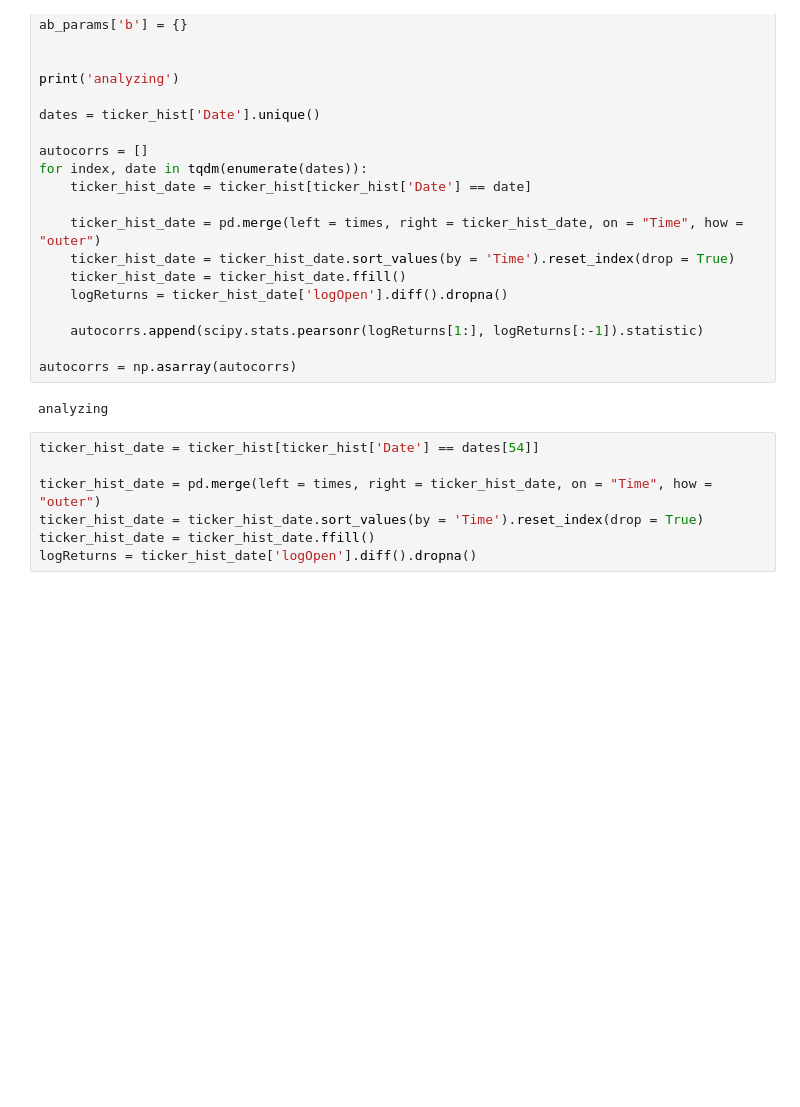
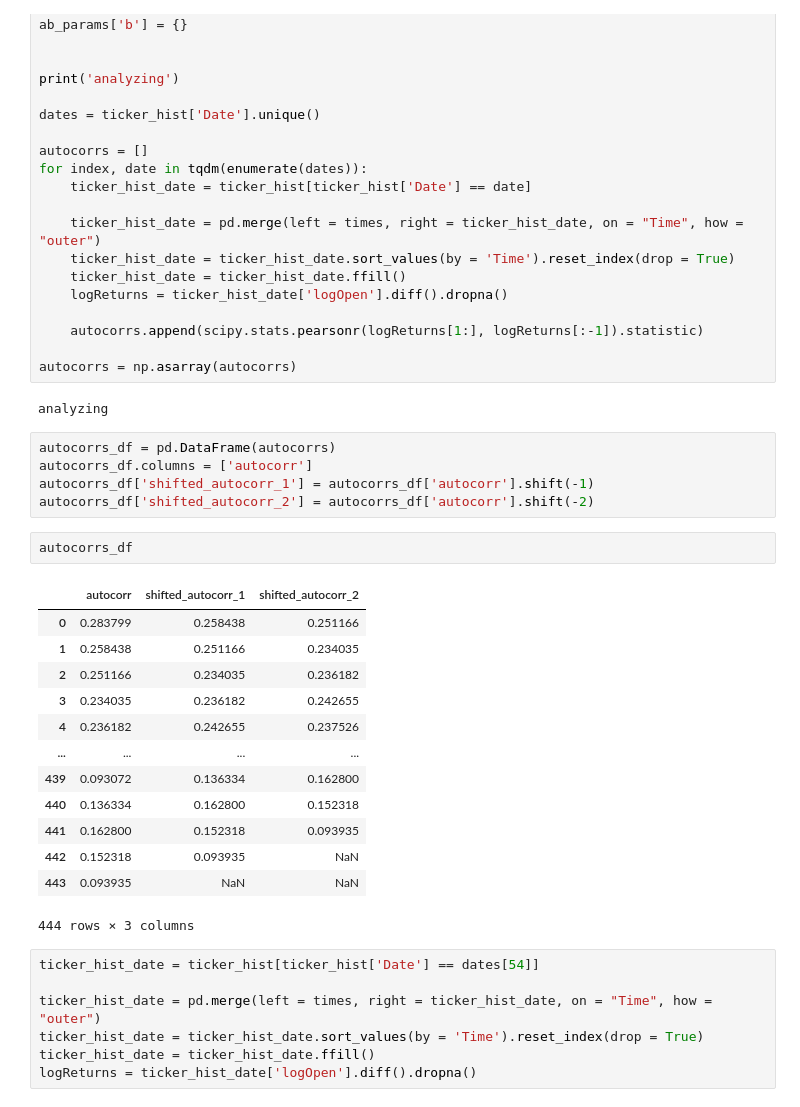
Before and after one commit to sachdved/algo_trading, a Jupyter notebook: Development/2024-11-18-updated_approach.ipynb, the cells around one changed output. Cells and saved outputs as stored; diff of their text form; blank space fills up the shorter version.

```diff
--- a/Development/2024-11-18-updated_approach.ipynb
+++ b/Development/2024-11-18-updated_approach.ipynb
@@ -94,6 +94,27 @@ for index, date in tqdm(enumerate(dates)):
 autocorrs = np.asarray(autocorrs)
 # %% [output]
 analyzing
+# %%
+autocorrs_df = pd.DataFrame(autocorrs)
+autocorrs_df.columns = ['autocorr']
+autocorrs_df['shifted_autocorr_1'] = autocorrs_df['autocorr'].shift(-1)
+autocorrs_df['shifted_autocorr_2'] = autocorrs_df['autocorr'].shift(-2)
+# %%
+autocorrs_df
+# %% [output]
+|  | autocorr | shifted_autocorr_1 | shifted_autocorr_2 |
+| 0 | 0.283799 | 0.258438 | 0.251166 |
+| 1 | 0.258438 | 0.251166 | 0.234035 |
+| 2 | 0.251166 | 0.234035 | 0.236182 |
+| 3 | 0.234035 | 0.236182 | 0.242655 |
+| 4 | 0.236182 | 0.242655 | 0.237526 |
+| ... | ... | ... | ... |
+| 439 | 0.093072 | 0.136334 | 0.162800 |
+| 440 | 0.136334 | 0.162800 | 0.152318 |
+| 441 | 0.162800 | 0.152318 | 0.093935 |
+| 442 | 0.152318 | 0.093935 | NaN |
+| 443 | 0.093935 | NaN | NaN |
+444 rows × 3 columns
 # %%
 ticker_hist_date = ticker_hist[ticker_hist['Date'] == dates[54]]
 
```
Also changed, not shown: 2 other files.
